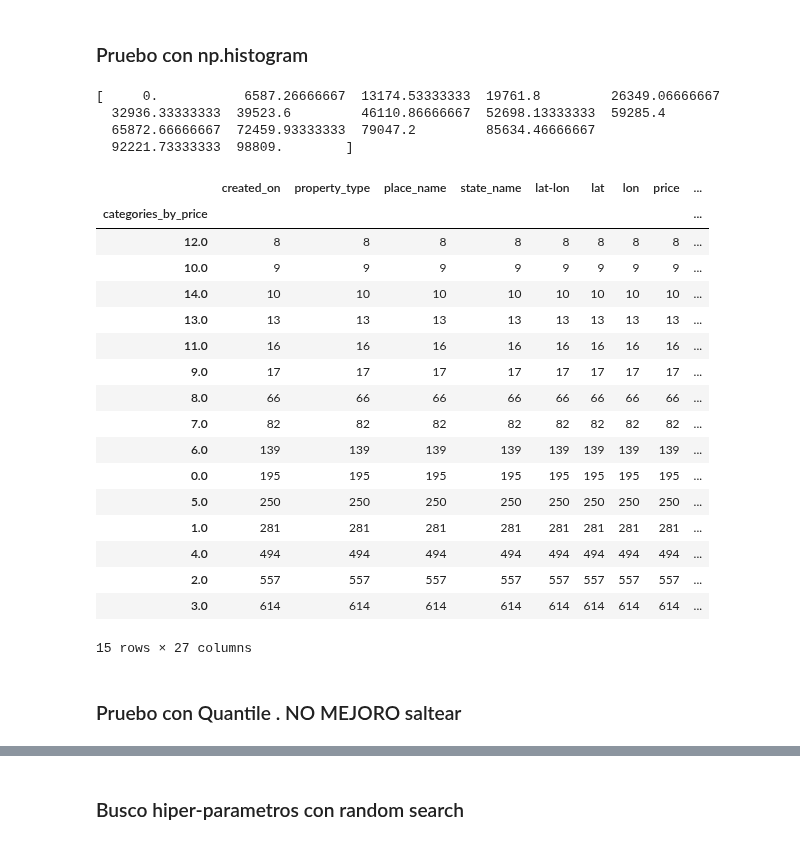
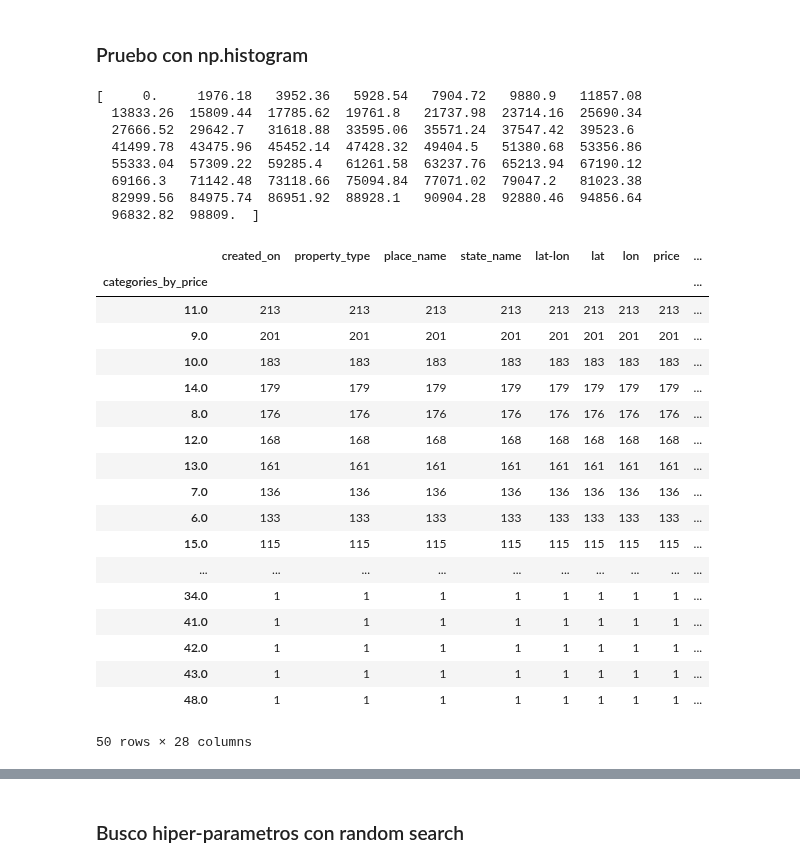
Before and after one commit to AlejandroDaneri/Machine-Learning-Properati, a Jupyter notebook: Random Forest.ipynb, the cells around one changed output, grey strips where cells are left out. Cells and saved outputs as stored; diff of their text form; code cells hidden in the pictures.

```diff
--- a/Random Forest.ipynb
+++ b/Random Forest.ipynb
@@ -63,7 +63,7 @@ properati['property_type'] = le_tipo.transform(tipos_prop)
 # %% [markdown]
 ### Pruebo con np.histogram
 # %%
-cant_buckets = 15
+cant_buckets = 50
 
 #buckets
 cantidad,rango = np.histogram(properati['price_per_m2'], bins=cant_buckets)
@@ -71,33 +71,44 @@ print rango
 properati['categories_by_price']=pd.cut(properati['price_per_m2'],rango,labels=np.arange(cant_buckets),include_lowest=True)
 properati['price_range']=pd.cut(properati['price_per_m2'],rango)
 
-#lo casteo a float porque si no tira error
-properati['categories_by_price']=properati['categories_by_price'].astype(np.float64)
-
-properati.groupby('categories_by_price').count().sort_values('created_on')
+#properati['categories_by_price']=pd.qcut(x=properati['price_per_m2'],q=cant_buckets,labels=np.arange(cant_buckets))
 # %% [output]
-[     0.           6587.26666667  13174.53333333  19761.8         26349.06666667
-  32936.33333333  39523.6         46110.86666667  52698.13333333  59285.4
-  65872.66666667  72459.93333333  79047.2         85634.46666667
-  92221.73333333  98809.        ]
+[     0.     1976.18   3952.36   5928.54   7904.72   9880.9   11857.08
+  13833.26  15809.44  17785.62  19761.8   21737.98  23714.16  25690.34
+  27666.52  29642.7   31618.88  33595.06  35571.24  37547.42  39523.6
+  41499.78  43475.96  45452.14  47428.32  49404.5   51380.68  53356.86
+  55333.04  57309.22  59285.4   61261.58  63237.76  65213.94  67190.12
+  69166.3   71142.48  73118.66  75094.84  77071.02  79047.2   81023.38
+  82999.56  84975.74  86951.92  88928.1   90904.28  92880.46  94856.64
+  96832.82  98809.  ]
-|  | created_on | property_type | place_name | state_name | lat-lon | lat | lon | price | ... |
-| categories_by_price |  |  |  |  |  |  |  |  | ... |
-| 12.0 | 8 | 8 | 8 | 8 | 8 | 8 | 8 | 8 | ... |
-| 10.0 | 9 | 9 | 9 | 9 | 9 | 9 | 9 | 9 | ... |
-| 14.0 | 10 | 10 | 10 | 10 | 10 | 10 | 10 | 10 | ... |
-| 13.0 | 13 | 13 | 13 | 13 | 13 | 13 | 13 | 13 | ... |
-| 11.0 | 16 | 16 | 16 | 16 | 16 | 16 | 16 | 16 | ... |
-| 9.0 | 17 | 17 | 17 | 17 | 17 | 17 | 17 | 17 | ... |
-| 8.0 | 66 | 66 | 66 | 66 | 66 | 66 | 66 | 66 | ... |
-| 7.0 | 82 | 82 | 82 | 82 | 82 | 82 | 82 | 82 | ... |
-| 6.0 | 139 | 139 | 139 | 139 | 139 | 139 | 139 | 139 | ... |
-| 0.0 | 195 | 195 | 195 | 195 | 195 | 195 | 195 | 195 | ... |
-| 5.0 | 250 | 250 | 250 | 250 | 250 | 250 | 250 | 250 | ... |
-| 1.0 | 281 | 281 | 281 | 281 | 281 | 281 | 281 | 281 | ... |
-| 4.0 | 494 | 494 | 494 | 494 | 494 | 494 | 494 | 494 | ... |
-| 2.0 | 557 | 557 | 557 | 557 | 557 | 557 | 557 | 557 | ... |
-| 3.0 | 614 | 614 | 614 | 614 | 614 | 614 | 614 | 614 | ... |
-15 rows × 27 columns
+# %%
+#lo casteo a float porque si no tira error
+properati['categories_by_price']=properati['categories_by_price'].astype(np.float64)
+
+properati.loc[:,('created_on')] = pd.to_datetime(properati['created_on'])
+properati['anio'] = [x.year for x in properati['created_on'] ]
+
+properati.groupby('categories_by_price').count().sort_values('created_on',ascending=False)
+# %% [output]
+|  | created_on | property_type | place_name | state_name | lat-lon | lat | lon | price | ... |
+| categories_by_price |  |  |  |  |  |  |  |  | ... |
+| 11.0 | 213 | 213 | 213 | 213 | 213 | 213 | 213 | 213 | ... |
+| 9.0 | 201 | 201 | 201 | 201 | 201 | 201 | 201 | 201 | ... |
+| 10.0 | 183 | 183 | 183 | 183 | 183 | 183 | 183 | 183 | ... |
+| 14.0 | 179 | 179 | 179 | 179 | 179 | 179 | 179 | 179 | ... |
+| 8.0 | 176 | 176 | 176 | 176 | 176 | 176 | 176 | 176 | ... |
+| 12.0 | 168 | 168 | 168 | 168 | 168 | 168 | 168 | 168 | ... |
+| 13.0 | 161 | 161 | 161 | 161 | 161 | 161 | 161 | 161 | ... |
+| 7.0 | 136 | 136 | 136 | 136 | 136 | 136 | 136 | 136 | ... |
+| 6.0 | 133 | 133 | 133 | 133 | 133 | 133 | 133 | 133 | ... |
+| 15.0 | 115 | 115 | 115 | 115 | 115 | 115 | 115 | 115 | ... |
+| ... | ... | ... | ... | ... | ... | ... | ... | ... | ... |
+| 34.0 | 1 | 1 | 1 | 1 | 1 | 1 | 1 | 1 | ... |
+| 41.0 | 1 | 1 | 1 | 1 | 1 | 1 | 1 | 1 | ... |
+| 42.0 | 1 | 1 | 1 | 1 | 1 | 1 | 1 | 1 | ... |
+| 43.0 | 1 | 1 | 1 | 1 | 1 | 1 | 1 | 1 | ... |
+| 48.0 | 1 | 1 | 1 | 1 | 1 | 1 | 1 | 1 | ... |
+50 rows × 28 columns
 # %%
 #preparo set de datos
 X = zip(properati['dist_a_subte'],properati['dist_a_univ'],properati['dist_a_tren'],properati['dist_a_villa'],\
@@ -105,3 +117 @@ X = zip(properati['dist_a_subte'],properati['dist_a_univ'],properati['dist_a_tre
 y = properati['categories_by_price']
-# %% [markdown]
-### Pruebo con Quantile . NO MEJORO saltear
```
Also changed, not shown: parts of 15 cells of this notebook, 1 other file.
